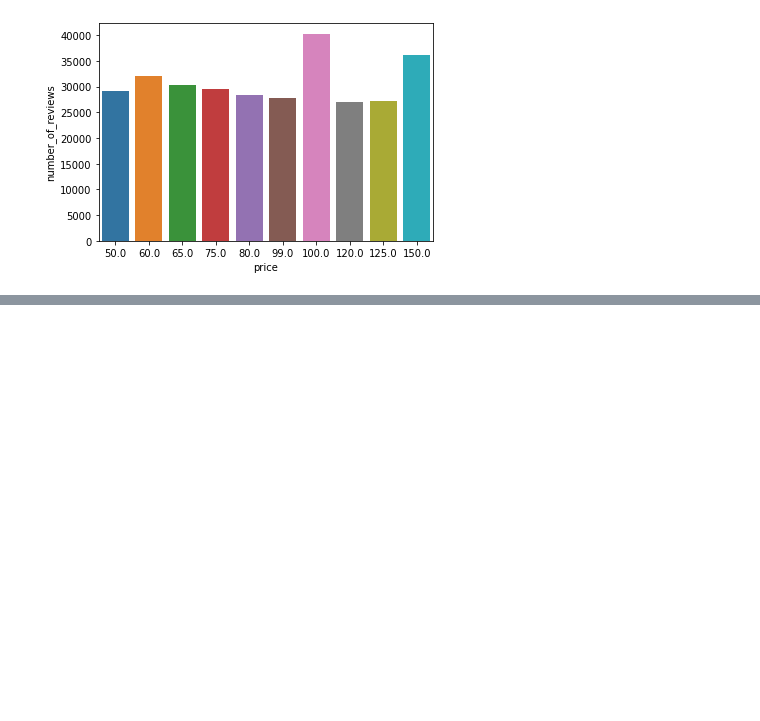
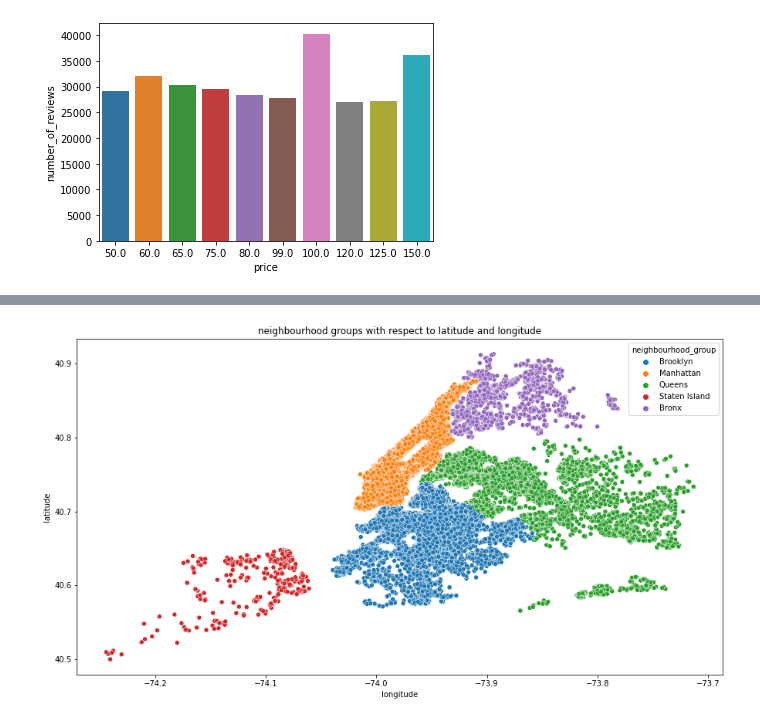
Before and after one commit to Manishasolanki27/AirBnbbooking-EDA, a Jupyter notebook: Airbnb_EDA.ipynb, the cells around one changed output, grey strips where cells are left out. Saved outputs shown, nothing was run; the diff lists cells and outputs as text; code cells hidden in the pictures; blank space fills up the shorter version.

```diff
--- a/Airbnb_EDA.ipynb
+++ b/Airbnb_EDA.ipynb
@@ -362,0 +397,7 @@ sns.barplot(x='price',y='number_of_reviews',data=price_prefer_guests);
+# %%
+#let's plot the scatter graph to see things more clearly
+plt.figure(figsize=(15,8))
+sns.scatterplot(x=copy_df.longitude,y=copy_df.latitude,hue=copy_df.neighbourhood_group)
+plt.title('neighbourhood groups with respect to latitude and longitude');
+# %% [output]
+[figure, added]
```
Also changed, not shown: parts of 3 cells of this notebook.
